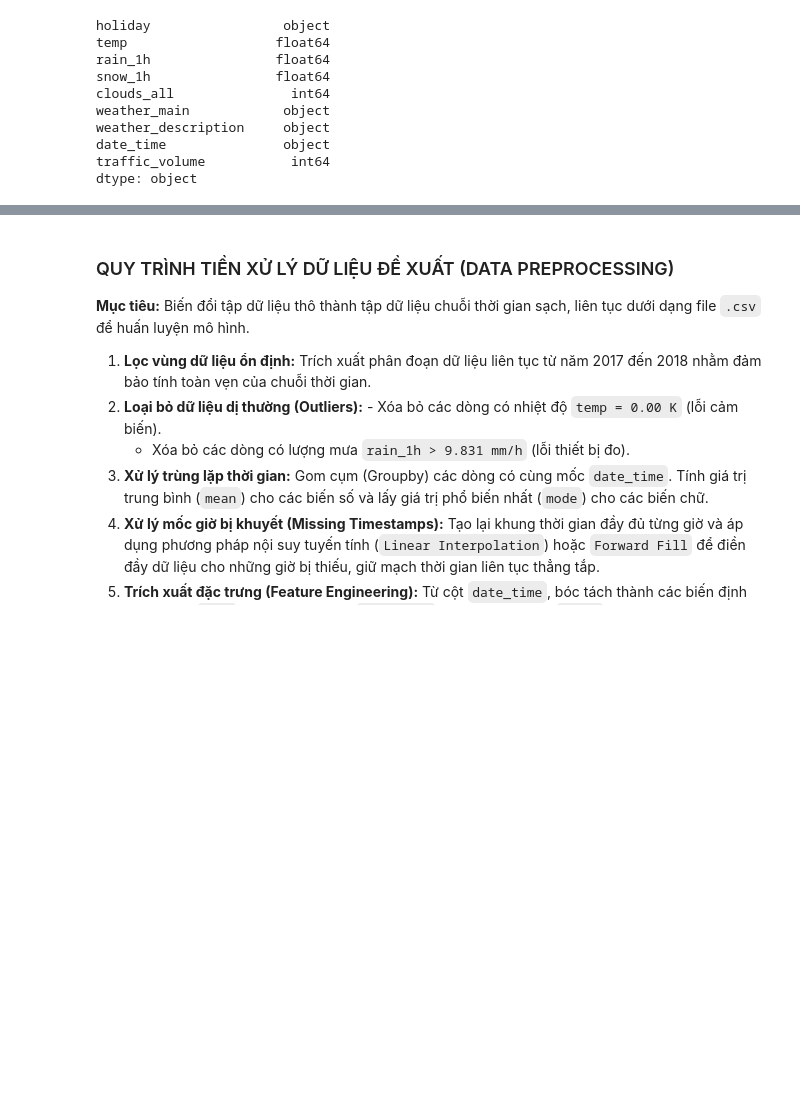
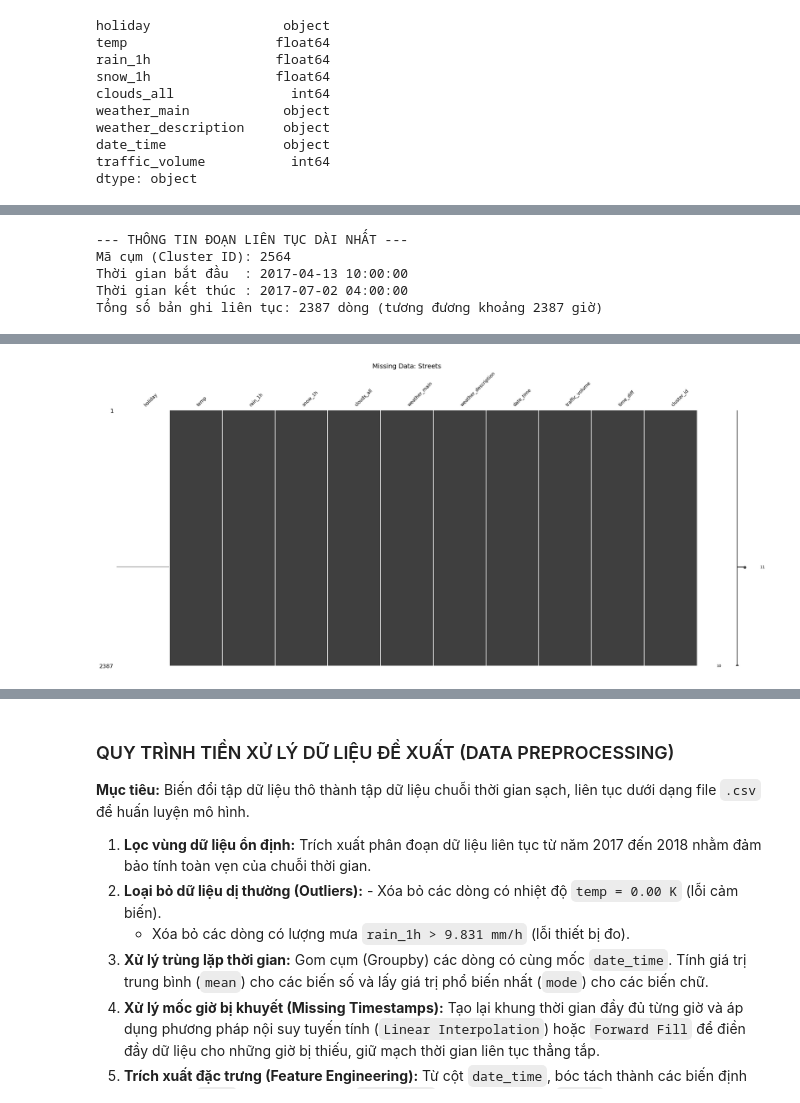
Before and after one commit to caonhathao/traffic-volume-forecasting, a Jupyter notebook: data/Minneapolis-St Paul/stPaul_data_analytis.ipynb, the cells around one changed output, grey strips where cells are left out. Saved outputs shown, nothing was run; the diff lists cells and outputs as text; code cells hidden in the pictures; blank space fills up the shorter version.

```diff
--- a/data/Minneapolis-St Paul/stPaul_data_analytis.ipynb
+++ b/data/Minneapolis-St Paul/stPaul_data_analytis.ipynb
@@ -74,3 +180,58 @@ display(data_raw.describe(include='all'))
+# %%
+data_raw['date_time'] = pd.to_datetime(data_raw['date_time'])
+
+# Sắp xếp chuỗi thời gian tăng dần để đảm bảo tính tuần tự
+df_sorted = data_raw.sort_values(by='date_time').copy()
+
+# =====================================================================
+# XỬ LÝ GOM CỤM (GAPS AND ISLANDS)
+# =====================================================================
+
+# Kỷ lục khoảng cách giữa các dòng liên tiếp
+df_sorted['time_diff'] = df_sorted['date_time'].diff()
+
+# Đánh dấu True nếu khoảng cách lớn hơn 1 giờ (phát hiện điểm đứt gãy)
+# Dòng đầu tiên (NaN) mặc định coi là False để không tự tăng ID
+is_gap = df_sorted['time_diff'] > pd.Timedelta(hours=1)
+
+# Hàm cumsum() sẽ tăng 1 đơn vị mỗi khi gặp True.
+# Các dòng liên tục (False) sẽ nhận chung một giá trị ID.
+df_sorted['cluster_id'] = is_gap.cumsum()
+
+# =====================================================================
+# THỐNG KÊ VÀ TÌM ĐOẠN LIÊN TỤC DÀI NHẤT
+# =====================================================================
+
+# Gom nhóm theo cluster_id để tính toán thông tin từng cụm
+clusters = df_sorted.groupby('cluster_id').agg(
+    Thoi_Gian_Bat_Dau=('date_time', 'min'),
+    Thoi_Gian_Ket_Thuc=('date_time', 'max'),
+    So_Luong_Dong=('date_time', 'count')
+).reset_index()
+
+# Tìm cụm có số lượng dòng (bản ghi) lớn nhất
+longest_cluster = clusters.loc[clusters['So_Luong_Dong'].idxmax()]
+
+print("--- THÔNG TIN ĐOẠN LIÊN TỤC DÀI NHẤT ---")
+print(f"Mã cụm (Cluster ID): {int(longest_cluster['cluster_id'])}")
+print(f"Thời gian bắt đầu  : {longest_cluster['Thoi_Gian_Bat_Dau']}")
+print(f"Thời gian kết thúc : {longest_cluster['Thoi_Gian_Ket_Thuc']}")
+print(f"Tổng số bản ghi liên tục: {longest_cluster['So_Luong_Dong']} dòng (tương đương khoảng {longest_cluster['So_Luong_Dong']} giờ)")
+
+# Tùy chọn: Nếu bạn muốn lấy TOÀN BỘ dữ liệu gốc của đoạn dài nhất này để phân tích tiếp:
+df_longest_chunk = df_sorted[df_sorted['cluster_id'] == longest_cluster['cluster_id']]
+# %% [output]
+--- THÔNG TIN ĐOẠN LIÊN TỤC DÀI NHẤT ---
+Mã cụm (Cluster ID): 2564
+Thời gian bắt đầu  : 2017-04-13 10:00:00
+Thời gian kết thúc : 2017-07-02 04:00:00
+Tổng số bản ghi liên tục: 2387 dòng (tương đương khoảng 2387 giờ)
 # %%
-%pip install seaborn
+plt.figure(figsize=(16, 12))
+
+msno.matrix(df_longest_chunk, sparkline=True, fontsize=10)
+
+plt.title("Missing Data: Streets", fontsize=14)
+
+plt.show()
 # %% [output]
@@ -97,3 +239,4 @@ Note: you may need to restart the kernel to use updated packages.
+[figure, added]
 # %%
 import matplotlib.pyplot as plt
 import seaborn as sns
```
Also changed, not shown: parts of 9 cells of this notebook, 10 other files.
